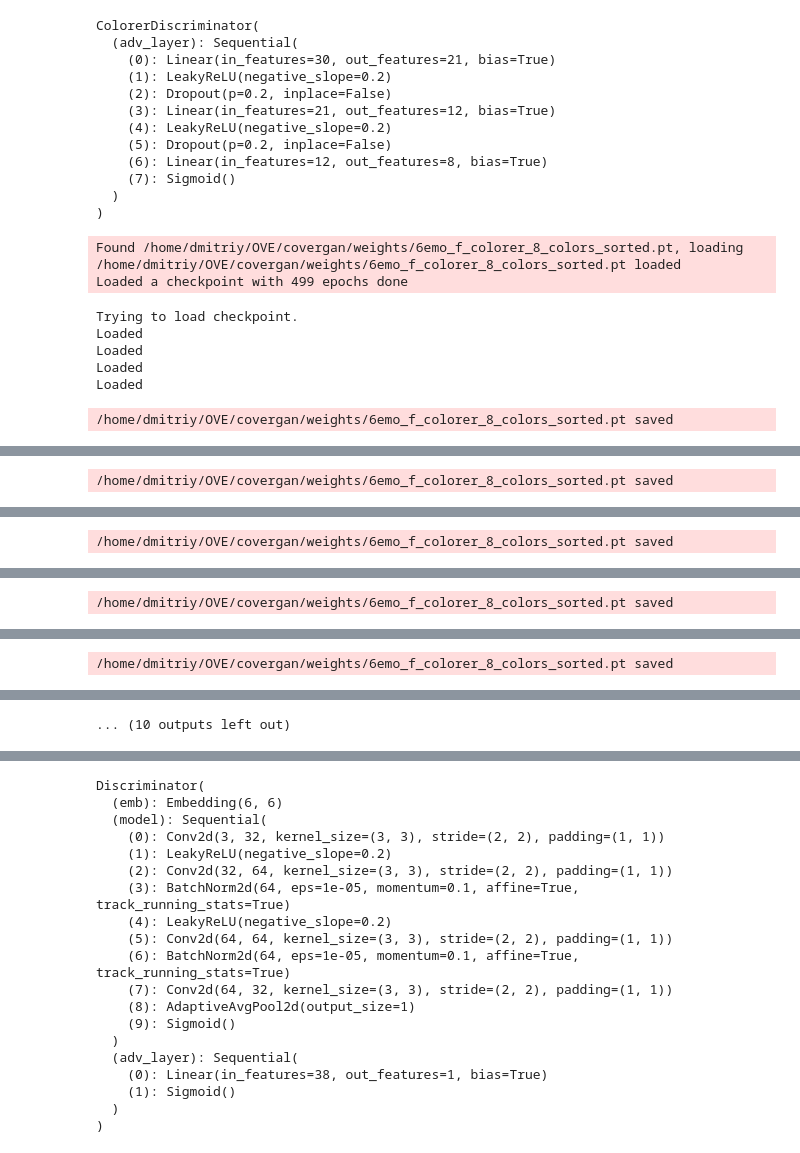
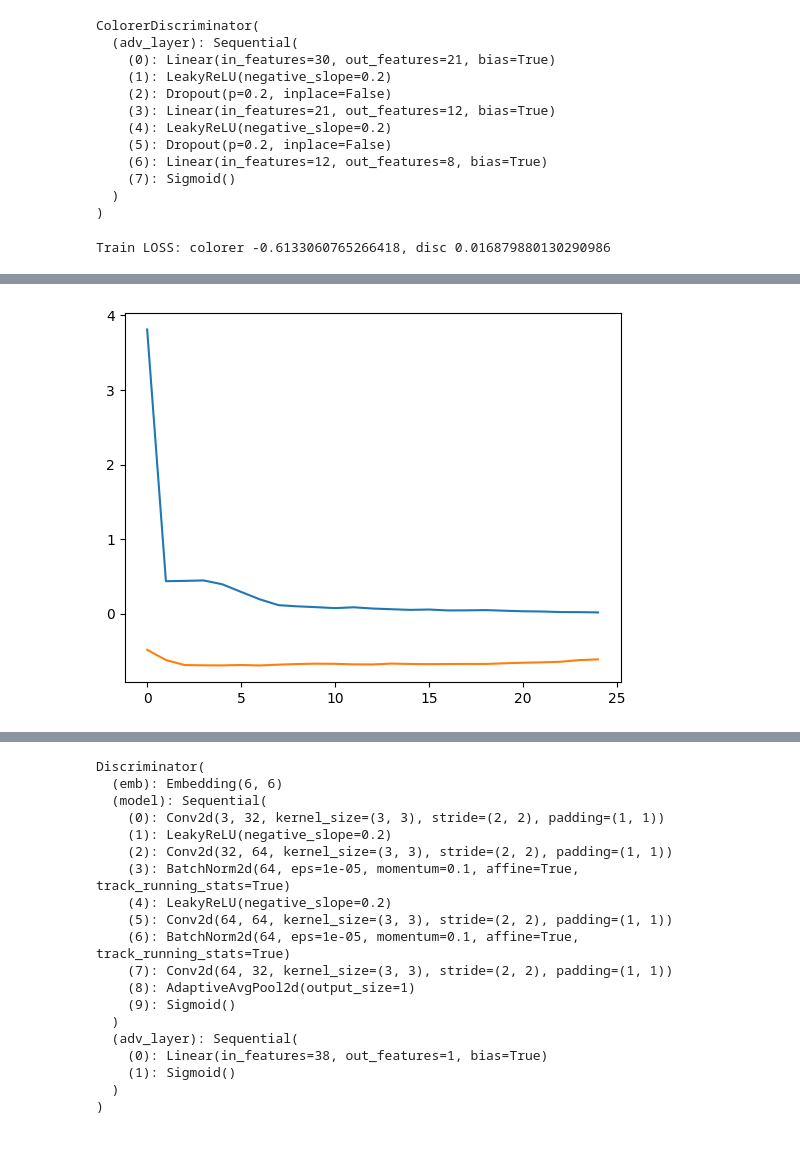
Before and after one commit to D1MK4real/InnPrac, a Jupyter notebook: test.ipynb, the cells around one changed output, grey strips where cells are left out. Drawn from its saved outputs; the diff is of its cells as text; code cells hidden in the pictures.

```diff
--- a/test.ipynb
+++ b/test.ipynb
@@ -229,9 +253,10 @@ ColorerDiscriminator(
 from tqdm.notebook import tqdm
 import logging
 import torch
+from IPython.display import clear_output
 from torch.utils.data.dataloader import DataLoader
 from tqdm.notebook import tqdm
-n_epochs = 200 # training_params["n_epochs"]
+n_epochs = 250 # training_params["n_epochs"]
 lr1 = 2e-4
 lr2 = 2e-4
 checkpoint_root ='/home/dmitriy/OVE/covergan/weights'
@@ -241,18 +266,19 @@ disc_opt = torch.optim.Adam(disc.parameters(), lr=lr2,betas=(0.5, 0.9))
 criterion = torch.nn.BCELoss()
 
 # model_name = f'colorer_{colorer.color_type}_{colorer.colors_count}_colors'
-model_name = f'6emo_f_colorer_{colorer.colors_count}_colors_{train_dataloader.dataset.sorted_color}'
+model_name = f'sec6emo_f_colorer_{colorer.colors_count}_colors_{train_dataloader.dataset.sorted_color}'
 print("Trying to load checkpoint.")
 epochs_done = load_checkpoint(checkpoint_root, model_name, [colorer, disc, gen_opt, disc_opt])
 
 if epochs_done:
     logger.info(f"Loaded a checkpoint with {epochs_done} epochs done")
-disc_repeats = 5
+disc_repeats = 1
 step = 0
-log_interval = 20
+log_interval = 10
 mean_iteration_disc_loss= 0
 cur_step = 0
-
+D = []
+G = []
 for epoch in tqdm(range(epochs_done + 1, n_epochs + epochs_done + 1)):
     colorer.train()
     running_D_test_loss = 0.0
@@ -270,10 +296,12 @@ for epoch in tqdm(range(epochs_done + 1, n_epochs + epochs_done + 1)):
             fake_covers = colorer(z, fake_labels)
             disc_opt.zero_grad()
             disc_real_pred = disc(palette, emotion)
-            real_disc_loss = criterion(disc_real_pred, torch.ones_like(disc_real_pred).to(device))
+            # real_disc_loss = criterion(disc_real_pred, torch.ones_like(disc_real_pred).to(device))
+            gp = get_gradient_penalty(disc, palette.data, fake_covers.data, fake_labels)
             fake_disc_pred = disc(fake_covers.detach(), fake_labels)
-            gen_disc_loss = criterion(fake_disc_pred, torch.zeros_like(fake_disc_pred).to(device))
-            disc_loss = (real_disc_loss + gen_disc_loss) / 2
+            # gen_disc_loss = criterion(fake_disc_pred, torch.zeros_like(fake_disc_pred).to(device))
+            # disc_loss = (real_disc_loss + gen_disc_loss) / 2
+            disc_loss = fake_disc_pred.mean() - disc_real_pred.mean()+10*gp
             disc_loss.backward()
             disc_opt.step()
             mean_iteration_disc_loss = disc_loss.item()
@@ -283,7 +311,8 @@ for epoch in tqdm(range(epochs_done + 1, n_epochs + epochs_done + 1)):
         disc_opt.zero_grad()
         fake_covers =  colorer(z, fake_labels)
         fake_disc_pred_gen = disc(fake_covers, fake_labels)
-        gen_loss = criterion(fake_disc_pred_gen, torch.ones_like(fake_disc_pred_gen).to(device))
+        gen_loss = -fake_disc_pred_gen.mean()
+        # gen_loss = criterion(fake_disc_pred_gen, torch.ones_like(fake_disc_pred_gen).to(device))
         gen_loss.backward()
         gen_opt.step()
         running_G_test_loss += gen_loss.item()
@@ -295,14 +324,12 @@ for epoch in tqdm(range(epochs_done + 1, n_epochs + epochs_done + 1)):
         save_checkpoint(checkpoint_root, model_name, epoch, 0, [colorer, disc, gen_opt, disc_opt])
         avg_G_test_loss = running_G_test_loss / (count + 1)
         avg_D_test_loss = running_D_test_loss / (count_disc+ 1)
+        D.append(avg_D_test_loss)
+        G.append(avg_G_test_loss)
+        clear_output()
         print('Train LOSS: colorer {}, disc {}'.format(avg_G_test_loss, avg_D_test_loss))
+        plt.plot(D,label='D')
+        plt.plot(G,label='G')
+        plt.show()
 # %% [output]
-Found /home/dmitriy/OVE/covergan/weights/6emo_f_colorer_8_colors_sorted.pt, loading
-/home/dmitriy/OVE/covergan/weights/6emo_f_colorer_8_colors_sorted.pt loaded
-Loaded a checkpoint with 499 epochs done
+Train LOSS: colorer -0.6133060765266418, disc 0.016879880130290986
-Trying to load checkpoint.
-Loaded
-Loaded
-Loaded
-Loaded
-/home/dmitriy/OVE/covergan/weights/6emo_f_colorer_8_colors_sorted.pt saved
@@ -310 +335,0 @@ Train LOSS: colorer 2.0331399774551393, disc 0.27724530796209973
-/home/dmitriy/OVE/covergan/weights/6emo_f_colorer_8_colors_sorted.pt saved
@@ -312 +335,0 @@ Train LOSS: colorer 1.9886246061325072, disc 0.30625732243061066
-/home/dmitriy/OVE/covergan/weights/6emo_f_colorer_8_colors_sorted.pt saved
@@ -314 +335,0 @@ Train LOSS: colorer 1.9154736757278443, disc 0.33523814380168915
-/home/dmitriy/OVE/covergan/weights/6emo_f_colorer_8_colors_sorted.pt saved
@@ -316 +335,0 @@ Train LOSS: colorer 1.8741529512405395, disc 0.36031613250573474
-/home/dmitriy/OVE/covergan/weights/6emo_f_colorer_8_colors_sorted.pt saved
@@ -318,3 +336,3 @@ Train LOSS: colorer 1.8009830331802368, disc 0.35930335024992627
-... (10 outputs left out)
+[figure, added]
 # %%
 colorer.load_state_dict(torch.load('/home/dmitriy/OVE/covergan/weights/6emo_f_colorer_8_colors_sorted.pt')['0_state_dict'])
```
Also changed, not shown: parts of 9 cells of this notebook, 2 other files.
